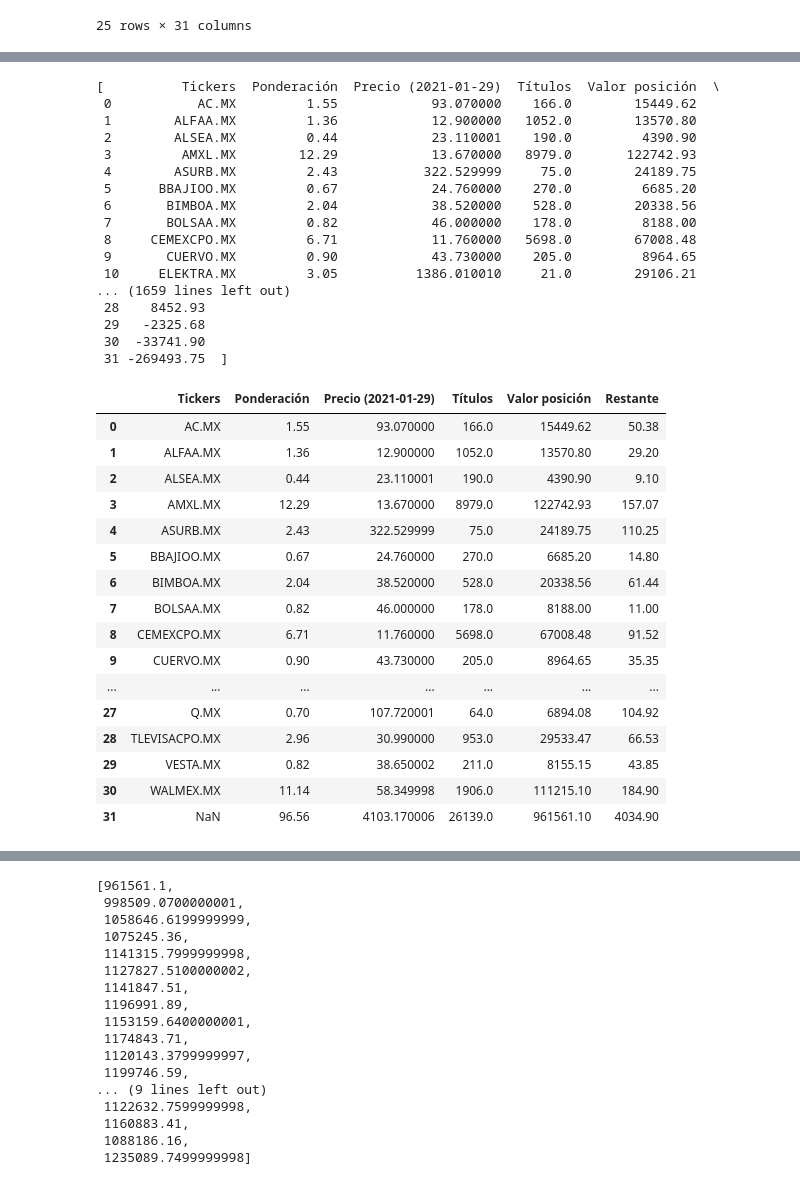
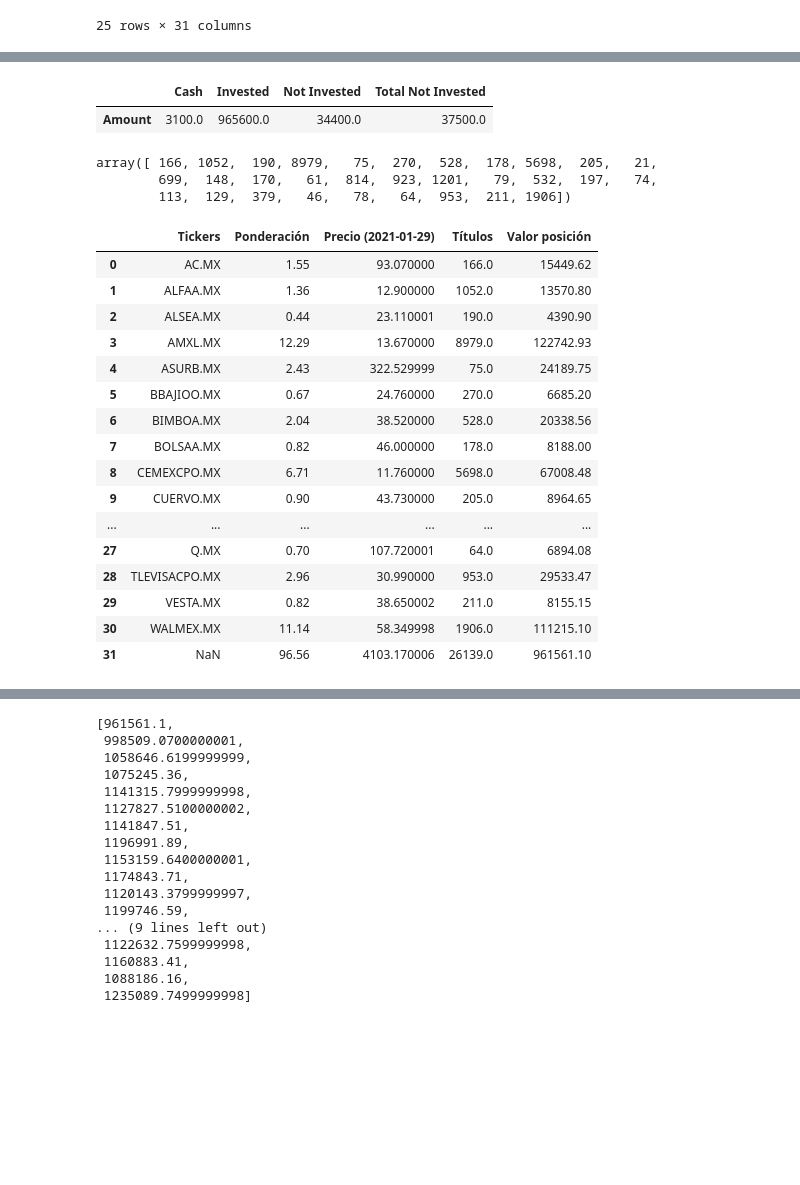
Before and after one commit to pabloriverasnz/Laboratorio_1-Inversion_de_Capital, a Jupyter notebook: notebook.ipynb, the cells around one changed output, grey strips where cells are left out. Drawn from its saved outputs; the diff is of its cells as text; code cells hidden in the pictures; blank space fills up the shorter version.

```diff
--- a/notebook.ipynb
+++ b/notebook.ipynb
@@ -318,0 +200,3 @@ def monthly_perf_pasive(ticks, weights, prices, date: str, capital):
+# %%
+pond = functions.get_weights('files/NAFTRAC_20210129.csv', c_tickers, ['MXN.MX'])
+pond
@@ -319,41 +221,40 @@ def monthly_perf_pasive(ticks, weights, prices, date: str, capital):
+# %%
+cash = functions.cash
+total_cap = 1000000
+comision = 0.00125
+# %%
+caps = functions.capital_values(total_cap, cash, pond)
+caps
+# %% [output]
+|  | Cash | Invested | Not Invested | Total Not Invested |
+| Amount | 3100.0 | 965600.0 | 34400.0 | 37500.0 |
+# %%
+titulos = functions.get_titulos(prices, '2021-01-29', comision, total_cap, pond)
+titulos
+# %% [output]
+array([ 166, 1052,  190, 8979,   75,  270,  528,  178, 5698,  205,   21,
+        699,  148,  170,   61,  814,  923, 1201,   79,  532,  197,   74,
+        113,  129,  379,   46,   78,   64,  953,  211, 1906])
+# %%
+res_df = pd.DataFrame(columns=['Amount'], index = [dates_fd])
 # %%
-monthly_reports = [monthly_perf_pasive(c_tickers, pond, prices.loc[i].values, i, 1000000) for i in dates_fd]
-monthly_reports
+monthly_reports = [functions.monthly_perf_pasive(c_tickers, pond, prices.loc[i].values, titulos, i, total_cap, res_df) for i in dates_fd]
+monthly_reports[0]
 # %% [output]
-[          Tickers  Ponderación  Precio (2021-01-29)  Títulos  Valor posición  \
- 0           AC.MX         1.55            93.070000    166.0        15449.62
- 1        ALFAA.MX         1.36            12.900000   1052.0        13570.80
- 2        ALSEA.MX         0.44            23.110001    190.0         4390.90
- 3         AMXL.MX        12.29            13.670000   8979.0       122742.93
- 4        ASURB.MX         2.43           322.529999     75.0        24189.75
- 5      BBAJIOO.MX         0.67            24.760000    270.0         6685.20
- 6       BIMBOA.MX         2.04            38.520000    528.0        20338.56
- 7       BOLSAA.MX         0.82            46.000000    178.0         8188.00
- 8     CEMEXCPO.MX         6.71            11.760000   5698.0        67008.48
- 9       CUERVO.MX         0.90            43.730000    205.0         8964.65
- 10     ELEKTRA.MX         3.05          1386.010010     21.0        29106.21
-... (1659 lines left out)
- 28    8452.93
- 29   -2325.68
- 30  -33741.90
- 31 -269493.75  ]
+|  | Tickers | Ponderación | Precio (2021-01-29) | Títulos | Valor posición |
+| 0 | AC.MX | 1.55 | 93.070000 | 166.0 | 15449.62 |
+| 1 | ALFAA.MX | 1.36 | 12.900000 | 1052.0 | 13570.80 |
+| 2 | ALSEA.MX | 0.44 | 23.110001 | 190.0 | 4390.90 |
+| 3 | AMXL.MX | 12.29 | 13.670000 | 8979.0 | 122742.93 |
+| 4 | ASURB.MX | 2.43 | 322.529999 | 75.0 | 24189.75 |
+| 5 | BBAJIOO.MX | 0.67 | 24.760000 | 270.0 | 6685.20 |
+| 6 | BIMBOA.MX | 2.04 | 38.520000 | 528.0 | 20338.56 |
+| 7 | BOLSAA.MX | 0.82 | 46.000000 | 178.0 | 8188.00 |
+| 8 | CEMEXCPO.MX | 6.71 | 11.760000 | 5698.0 | 67008.48 |
+| 9 | CUERVO.MX | 0.90 | 43.730000 | 205.0 | 8964.65 |
+| ... | ... | ... | ... | ... | ... |
+| 27 | Q.MX | 0.70 | 107.720001 | 64.0 | 6894.08 |
+| 28 | TLEVISACPO.MX | 2.96 | 30.990000 | 953.0 | 29533.47 |
+| 29 | VESTA.MX | 0.82 | 38.650002 | 211.0 | 8155.15 |
+| 30 | WALMEX.MX | 11.14 | 58.349998 | 1906.0 | 111215.10 |
+| 31 | NaN | 96.56 | 4103.170006 | 26139.0 | 961561.10 |
-# %%
-monthly_reports[0]
-# %% [output]
-|  | Tickers | Ponderación | Precio (2021-01-29) | Títulos | Valor posición | Restante |
-| 0 | AC.MX | 1.55 | 93.070000 | 166.0 | 15449.62 | 50.38 |
-| 1 | ALFAA.MX | 1.36 | 12.900000 | 1052.0 | 13570.80 | 29.20 |
-| 2 | ALSEA.MX | 0.44 | 23.110001 | 190.0 | 4390.90 | 9.10 |
-| 3 | AMXL.MX | 12.29 | 13.670000 | 8979.0 | 122742.93 | 157.07 |
-| 4 | ASURB.MX | 2.43 | 322.529999 | 75.0 | 24189.75 | 110.25 |
-| 5 | BBAJIOO.MX | 0.67 | 24.760000 | 270.0 | 6685.20 | 14.80 |
-| 6 | BIMBOA.MX | 2.04 | 38.520000 | 528.0 | 20338.56 | 61.44 |
-| 7 | BOLSAA.MX | 0.82 | 46.000000 | 178.0 | 8188.00 | 11.00 |
-| 8 | CEMEXCPO.MX | 6.71 | 11.760000 | 5698.0 | 67008.48 | 91.52 |
-| 9 | CUERVO.MX | 0.90 | 43.730000 | 205.0 | 8964.65 | 35.35 |
-| ... | ... | ... | ... | ... | ... | ... |
-| 27 | Q.MX | 0.70 | 107.720001 | 64.0 | 6894.08 | 104.92 |
-| 28 | TLEVISACPO.MX | 2.96 | 30.990000 | 953.0 | 29533.47 | 66.53 |
-| 29 | VESTA.MX | 0.82 | 38.650002 | 211.0 | 8155.15 | 43.85 |
-| 30 | WALMEX.MX | 11.14 | 58.349998 | 1906.0 | 111215.10 | 184.90 |
-| 31 | NaN | 96.56 | 4103.170006 | 26139.0 | 961561.10 | 4034.90 |
```
Also changed, not shown: parts of 26 cells of this notebook, 1 other file.
